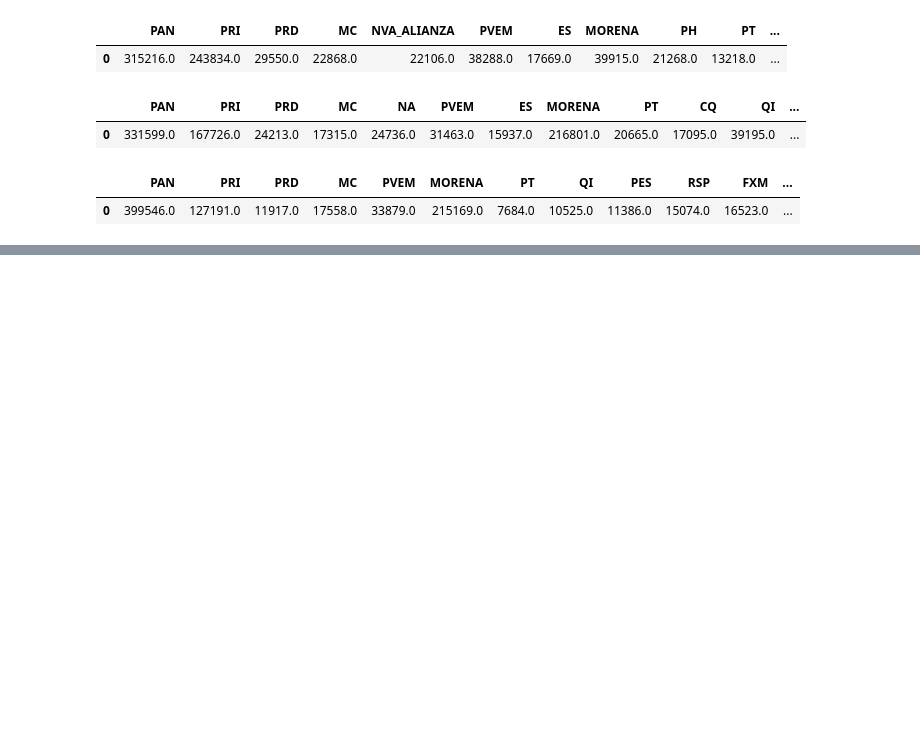
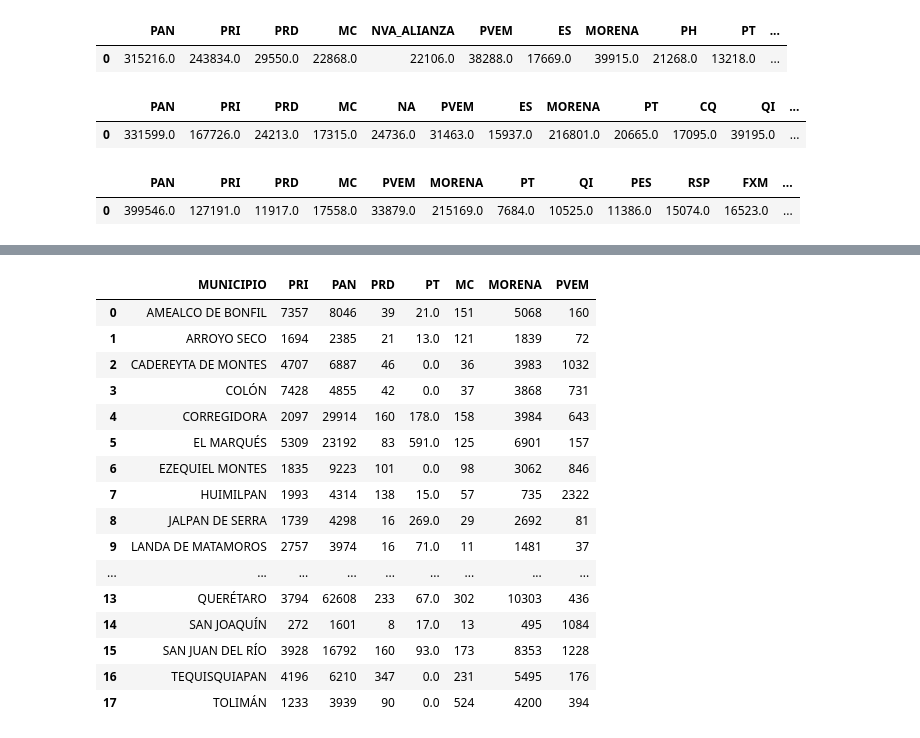
Before and after one commit to fitomx19/BIGDATA, a Jupyter notebook: PRACTICA_2/EXPLORACION.ipynb, the cells around one changed output, grey strips where cells are left out. Cells and saved outputs as stored; diff of their text form; code cells hidden in the pictures; blank space fills up the shorter version.

```diff
--- a/PRACTICA_2/EXPLORACION.ipynb
+++ b/PRACTICA_2/EXPLORACION.ipynb
@@ -972,0 +999,8 @@ plt.show()
+# %%
+votos2021PRI = dataset_2021.groupby(['MUNICIPIO', 'PRI'])['TOTAL_VOTOS'].sum().reset_index()
+votos2021PAN = dataset_2021.groupby(['MUNICIPIO', 'PAN'])['TOTAL_VOTOS'].sum().reset_index()
+votos2021PRD = dataset_2021.groupby(['MUNICIPIO', 'PRD'])['TOTAL_VOTOS'].sum().reset_index()
+votos2021PT = dataset_2021.groupby(['MUNICIPIO', 'PT'])['TOTAL_VOTOS'].sum().reset_index()
+votos2021MC = dataset_2021.groupby(['MUNICIPIO', 'MC'])['TOTAL_VOTOS'].sum().reset_index()
+votos2021MORENA = dataset_2021.groupby(['MUNICIPIO', 'MORENA'])['TOTAL_VOTOS'].sum().reset_index()
+votos2021PVEM = dataset_2021.groupby(['MUNICIPIO', 'PVEM'])['TOTAL_VOTOS'].sum().reset_index()
@@ -972,0 +1040,16 @@ plt.show()
+# %%
+# Para PRI
+votos2021PRI['PRI'] = votos2021PRI.groupby(['MUNICIPIO'])['PRI'].transform('sum')
+votos2021PRI = votos2021PRI.drop_duplicates(subset=['MUNICIPIO'])
+votos2021PAN['PAN'] = votos2021PAN.groupby(['MUNICIPIO'])['PAN'].transform('sum')
+votos2021PAN = votos2021PAN.drop_duplicates(subset=['MUNICIPIO'])
+votos2021PRD['PRD'] = votos2021PRD.groupby(['MUNICIPIO'])['PRD'].transform('sum')
+votos2021PRD = votos2021PRD.drop_duplicates(subset=['MUNICIPIO'])
+votos2021PT['PT'] = votos2021PT.groupby(['MUNICIPIO'])['PT'].transform('sum')
+votos2021PT = votos2021PT.drop_duplicates(subset=['MUNICIPIO'])
+votos2021MC['MC'] = votos2021MC.groupby(['MUNICIPIO'])['MC'].transform('sum')
+votos2021MC = votos2021MC.drop_duplicates(subset=['MUNICIPIO'])
+votos2021MORENA['MORENA'] = votos2021MORENA.groupby(['MUNICIPIO'])['MORENA'].transform('sum')
+votos2021MORENA = votos2021MORENA.drop_duplicates(subset=['MUNICIPIO'])
+votos2021PVEM['PVEM'] = votos2021PVEM.groupby(['MUNICIPIO'])['PVEM'].transform('sum')
+votos2021PVEM = votos2021PVEM.drop_duplicates(subset=['MUNICIPIO'])
@@ -972,0 +1173,20 @@ plt.show()
+# %%
+resultados_totales_2021
+# %% [output]
+|  | MUNICIPIO | PRI | PAN | PRD | PT | MC | MORENA | PVEM |
+| 0 | AMEALCO DE BONFIL | 7357 | 8046 | 39 | 21.0 | 151 | 5068 | 160 |
+| 1 | ARROYO SECO | 1694 | 2385 | 21 | 13.0 | 121 | 1839 | 72 |
+| 2 | CADEREYTA DE MONTES | 4707 | 6887 | 46 | 0.0 | 36 | 3983 | 1032 |
+| 3 | COLÓN | 7428 | 4855 | 42 | 0.0 | 37 | 3868 | 731 |
+| 4 | CORREGIDORA | 2097 | 29914 | 160 | 178.0 | 158 | 3984 | 643 |
+| 5 | EL MARQUÉS | 5309 | 23192 | 83 | 591.0 | 125 | 6901 | 157 |
+| 6 | EZEQUIEL MONTES | 1835 | 9223 | 101 | 0.0 | 98 | 3062 | 846 |
+| 7 | HUIMILPAN | 1993 | 4314 | 138 | 15.0 | 57 | 735 | 2322 |
+| 8 | JALPAN DE SERRA | 1739 | 4298 | 16 | 269.0 | 29 | 2692 | 81 |
+| 9 | LANDA DE MATAMOROS | 2757 | 3974 | 16 | 71.0 | 11 | 1481 | 37 |
+| ... | ... | ... | ... | ... | ... | ... | ... | ... |
+| 13 | QUERÉTARO | 3794 | 62608 | 233 | 67.0 | 302 | 10303 | 436 |
+| 14 | SAN JOAQUÍN | 272 | 1601 | 8 | 17.0 | 13 | 495 | 1084 |
+| 15 | SAN JUAN DEL RÍO | 3928 | 16792 | 160 | 93.0 | 173 | 8353 | 1228 |
+| 16 | TEQUISQUIAPAN | 4196 | 6210 | 347 | 0.0 | 231 | 5495 | 176 |
+| 17 | TOLIMÁN | 1233 | 3939 | 90 | 0.0 | 524 | 4200 | 394 |
```
Also changed, not shown: parts of 27 cells of this notebook, 1 other file.
